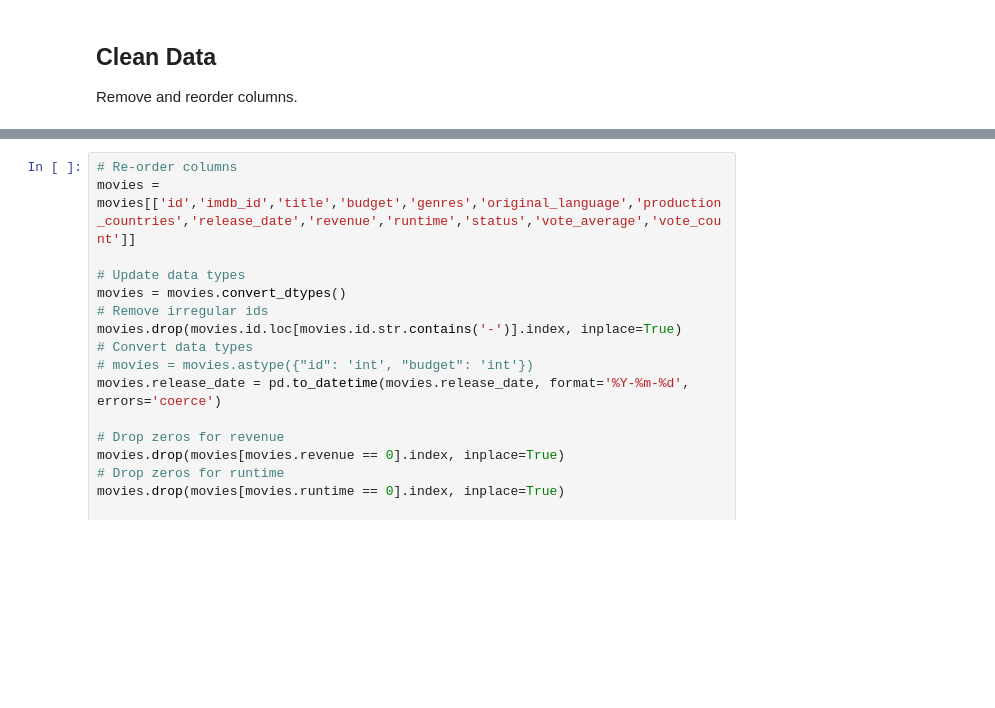
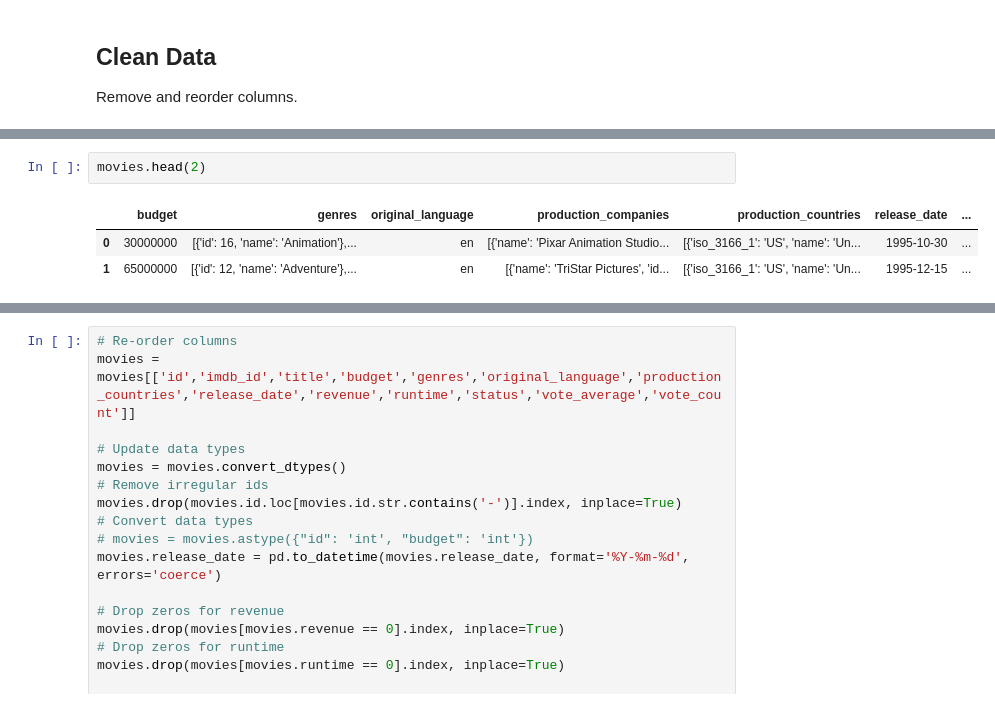
Before and after one commit to jacKlinc/film_dash, a Jupyter notebook: notebooks/1_movies-dashboard_an.ipynb, the cells around one changed output, grey strips where cells are left out. Cells and saved outputs as stored; diff of their text form; blank space fills up the shorter version.

```diff
--- a/notebooks/1_movies-dashboard_an.ipynb
+++ b/notebooks/1_movies-dashboard_an.ipynb
@@ -30,0 +76,6 @@ movies = pd.read_csv('../data/movies_metadata.csv')
+# %%
+movies.head(2)
+# %% [output]
+|  | budget | genres | original_language | production_companies | production_countries | release_date | ... |
+| 0 | 30000000 | [{'id': 16, 'name': 'Animation'},... | en | [{'name': 'Pixar Animation Studio... | [{'iso_3166_1': 'US', 'name': 'Un... | 1995-10-30 | ... |
+| 1 | 65000000 | [{'id': 12, 'name': 'Adventure'},... | en | [{'name': 'TriStar Pictures', 'id... | [{'iso_3166_1': 'US', 'name': 'Un... | 1995-12-15 | ... |
```
Also changed, not shown: parts of 6 cells of this notebook, 1 other file.
